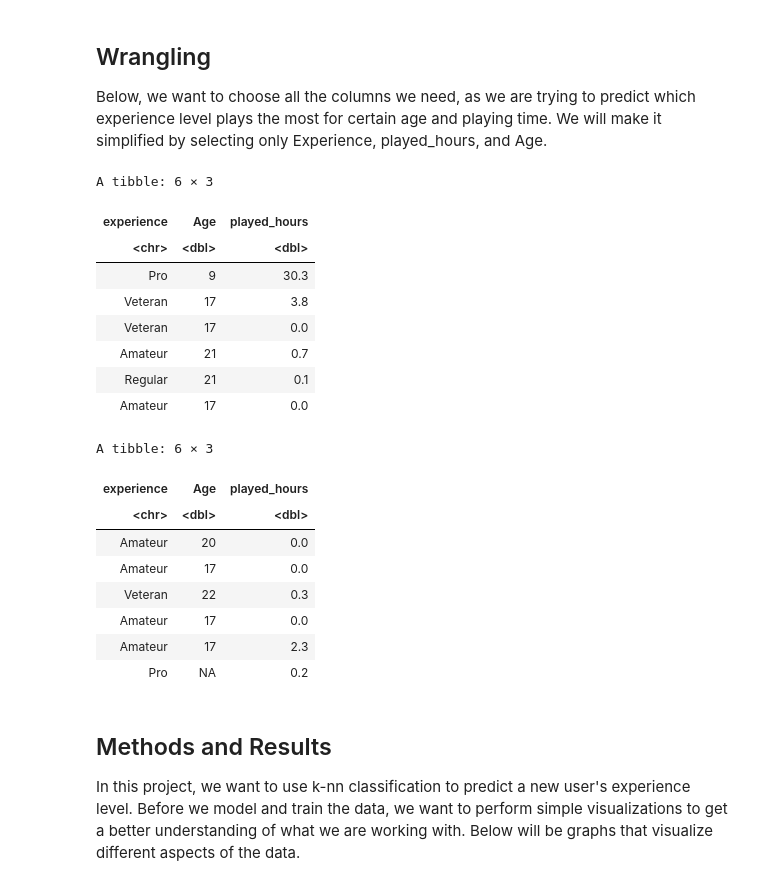
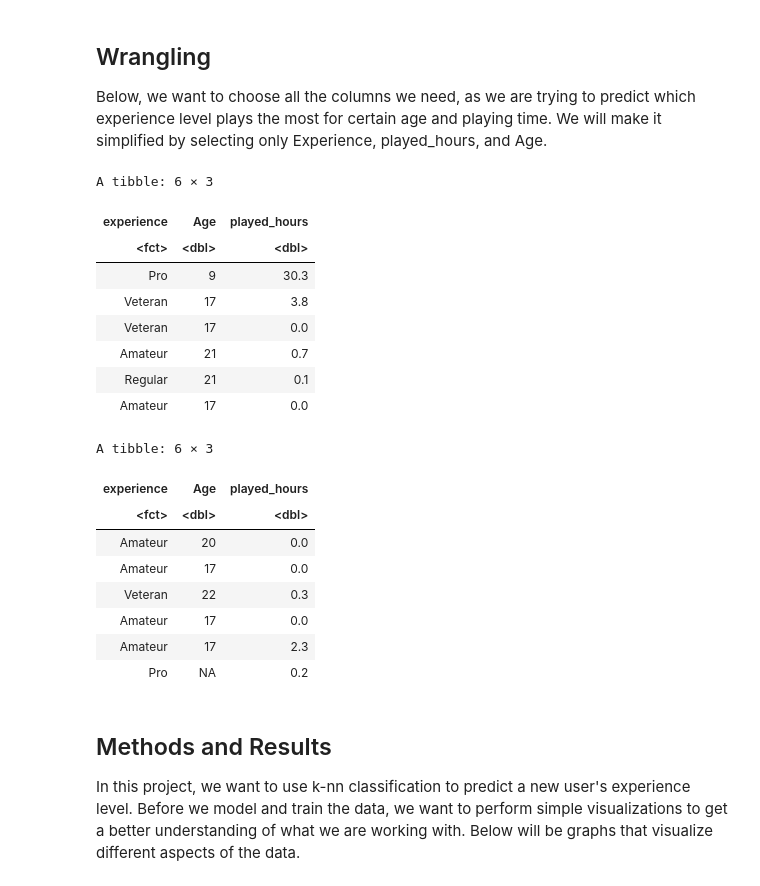
Before and after one commit to Imwae/DSCI-100-005-37, a Jupyter notebook: Final Project.ipynb, the cells around one changed output. Saved outputs shown, nothing was run; the diff lists cells and outputs as text; code cells hidden in the pictures.

```diff
--- a/Final Project.ipynb
+++ b/Final Project.ipynb
@@ -88,14 +89,16 @@ The head and the tail is shown above for *Project_Planning_Players.csv*
 
 Below, we want to choose all the columns we need, as we are trying to predict which experience level plays the most for certain age and playing time.  We will make it simplified by selecting only Experience, played_hours, and Age.
 # %%
+# Wrangling data to use only columns that are needed
 select_player_data <- player_data |>
+    mutate(experience = as_factor(experience)) |>
     select(experience, Age, played_hours)
 head(select_player_data)
 tail(select_player_data)
 # %% [output]
 A tibble: 6 × 3
 | experience | Age | played_hours |
-| <chr> | <dbl> | <dbl> |
+| <fct> | <dbl> | <dbl> |
 | Pro | 9 | 30.3 |
 | Veteran | 17 | 3.8 |
 | Veteran | 17 | 0.0 |
@@ -104,7 +107,7 @@ A tibble: 6 × 3
 | Amateur | 17 | 0.0 |
 A tibble: 6 × 3
 | experience | Age | played_hours |
-| <chr> | <dbl> | <dbl> |
+| <fct> | <dbl> | <dbl> |
 | Amateur | 20 | 0.0 |
 | Amateur | 17 | 0.0 |
 | Veteran | 22 | 0.3 |
```
Also changed, not shown: parts of 10 cells of this notebook.
